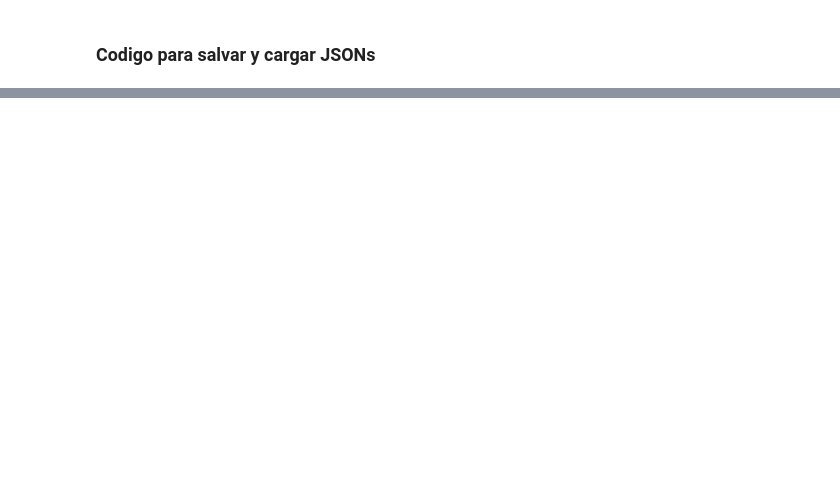
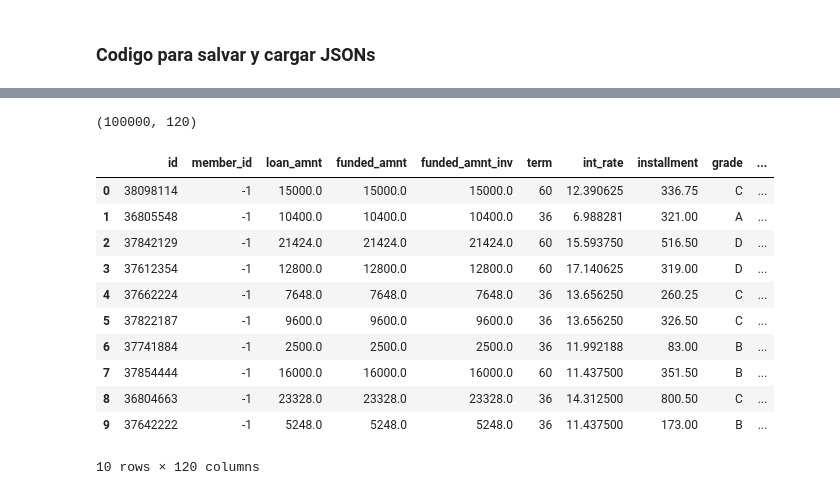
Before and after one commit to sonder-art/fdd_o24, a Jupyter notebook: tareas/208450/pandas/09_limpieza_pandas.ipynb, the cells around one changed output, grey strips where cells are left out. Saved outputs shown, nothing was run; the diff lists cells and outputs as text; code cells hidden in the pictures; blank space fills up the shorter version.

Commit message:
Añado el proyecto de limpieza de loans terminado

```diff
--- a/tareas/208450/pandas/09_limpieza_pandas.ipynb
+++ b/tareas/208450/pandas/09_limpieza_pandas.ipynb
@@ -230,0 +707,18 @@ La idea es que cualquier otra persona pueda cargar el el archivo JSON con tu fun
+# %%
+# Iterar sobre las columnas que tienen NaNs
+for col in cols_with_nans:
+    if col in loans.columns:
+        if loans[col].dtype == 'float64':
+            loans[col] = loans[col].fillna(0)
+
+# Filtrar columnas que tienen al menos un NaN
+cols_with_nans = loans.columns[loans.isna().any()]
+
+# Crear un DataFrame con el nombre de la columna y su tipo
+df_nans_info = pd.DataFrame({
+    'column_name': cols_with_nans,
+    'data_type': loans[cols_with_nans].dtypes.values
+})
+
+# Mostrar el DataFrame
+df_nans_info
@@ -230,0 +729,3 @@ La idea es que cualquier otra persona pueda cargar el el archivo JSON con tu fun
+# %%
+# Regresamos a observar solo algunos valores.
+pd.reset_option('display.max_rows', 'display.max_colwidth')
@@ -230,0 +734,7 @@ La idea es que cualquier otra persona pueda cargar el el archivo JSON con tu fun
+# %%
+# Rellenamos el member_id con '-1' para que no sea un NaN y sepamos que no obtuvimos el dato.
+loans['member_id']= loans['member_id'].replace(0, -1)
+
+# Cambiamos el tipo de dato a int64 y lo mantenemos numérico por si en algún momento se recibe el id del miembro. Los id son numéricos según la descripción de la columna.
+loans['member_id'] = loans['member_id'].astype('int8')
+loans['member_id'].unique()
@@ -232,0 +896,32 @@ La idea es que cualquier otra persona pueda cargar el el archivo JSON con tu fun
+# %%
+def remove_zero_filled_columns(df):
+    """
+    Crea un nuevo DataFrame eliminando todas las columnas que están completamente llenas de ceros.
+
+    :param df: DataFrame original (loans)
+    :return: Nuevo DataFrame sin las columnas llenas de ceros (pipeline_loans)
+    """
+    # Seleccionar solo las columnas que no están completamente llenas de ceros
+    pipeline_loans = df.loc[:, (df != 0).any(axis=0)]
+    return pipeline_loans
+
+# Uso del método
+pipeline_loans = remove_zero_filled_columns(loans)
+pipeline_loans.shape
+# %% [output]
+(100000, 120)
+# %%
+pipeline_loans.head(10)
+# %% [output]
+|  | id | member_id | loan_amnt | funded_amnt | funded_amnt_inv | term | int_rate | installment | grade | ... |
+| 0 | 38098114 | -1 | 15000.0 | 15000.0 | 15000.0 | 60 | 12.390625 | 336.75 | C | ... |
+| 1 | 36805548 | -1 | 10400.0 | 10400.0 | 10400.0 | 36 | 6.988281 | 321.00 | A | ... |
+| 2 | 37842129 | -1 | 21424.0 | 21424.0 | 21424.0 | 60 | 15.593750 | 516.50 | D | ... |
+| 3 | 37612354 | -1 | 12800.0 | 12800.0 | 12800.0 | 60 | 17.140625 | 319.00 | D | ... |
+| 4 | 37662224 | -1 | 7648.0 | 7648.0 | 7648.0 | 36 | 13.656250 | 260.25 | C | ... |
+| 5 | 37822187 | -1 | 9600.0 | 9600.0 | 9600.0 | 36 | 13.656250 | 326.50 | C | ... |
+| 6 | 37741884 | -1 | 2500.0 | 2500.0 | 2500.0 | 36 | 11.992188 | 83.00 | B | ... |
+| 7 | 37854444 | -1 | 16000.0 | 16000.0 | 16000.0 | 60 | 11.437500 | 351.50 | B | ... |
+| 8 | 36804663 | -1 | 23328.0 | 23328.0 | 23328.0 | 36 | 14.312500 | 800.50 | C | ... |
+| 9 | 37642222 | -1 | 5248.0 | 5248.0 | 5248.0 | 36 | 11.437500 | 173.00 | B | ... |
+10 rows × 120 columns
```
Also changed, not shown: parts of 65 cells of this notebook.
